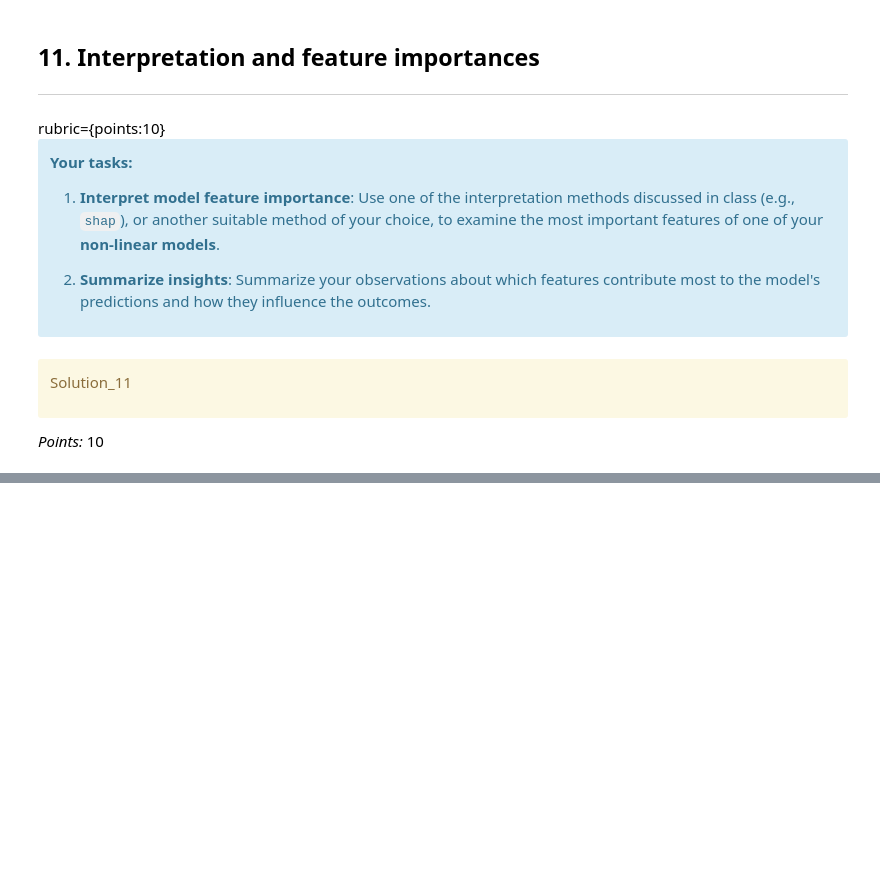
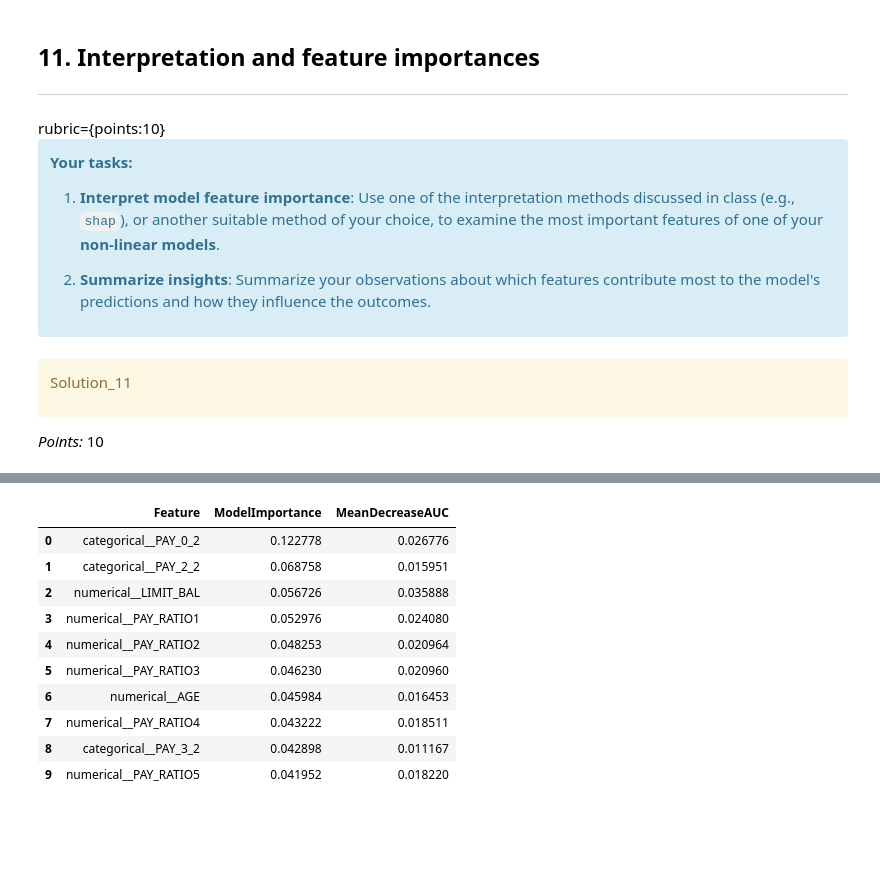
Before and after one commit to kmodiria/cpsc330-hw5, a Jupyter notebook: hw5.ipynb, the cells around one changed output, grey strips where cells are left out. Cells and saved outputs as stored; diff of their text form; code cells hidden in the pictures; blank space fills up the shorter version.

```diff
--- a/hw5.ipynb
+++ b/hw5.ipynb
@@ -577,3 +1269,20 @@ _Type your answer here, replacing this text._
+# %%
+# Merge the two ranking methods
+combined_importances = rf_importances.merge(perm_df, on="Feature", how="inner")
+combined_importances.rename(columns={"Importance":"ModelImportance"}, inplace=True)
+combined_importances.head(10)
+# %% [output]
+|  | Feature | ModelImportance | MeanDecreaseAUC |
+| 0 | categorical__PAY_0_2 | 0.122778 | 0.026776 |
+| 1 | categorical__PAY_2_2 | 0.068758 | 0.015951 |
+| 2 | numerical__LIMIT_BAL | 0.056726 | 0.035888 |
+| 3 | numerical__PAY_RATIO1 | 0.052976 | 0.024080 |
+| 4 | numerical__PAY_RATIO2 | 0.048253 | 0.020964 |
+| 5 | numerical__PAY_RATIO3 | 0.046230 | 0.020960 |
+| 6 | numerical__AGE | 0.045984 | 0.016453 |
+| 7 | numerical__PAY_RATIO4 | 0.043222 | 0.018511 |
+| 8 | categorical__PAY_3_2 | 0.042898 | 0.011167 |
+| 9 | numerical__PAY_RATIO5 | 0.041952 | 0.018220 |
 # %% [markdown]
 <!-- END QUESTION -->
 
```
Also changed, not shown: parts of 83 cells of this notebook, 1 other file.
